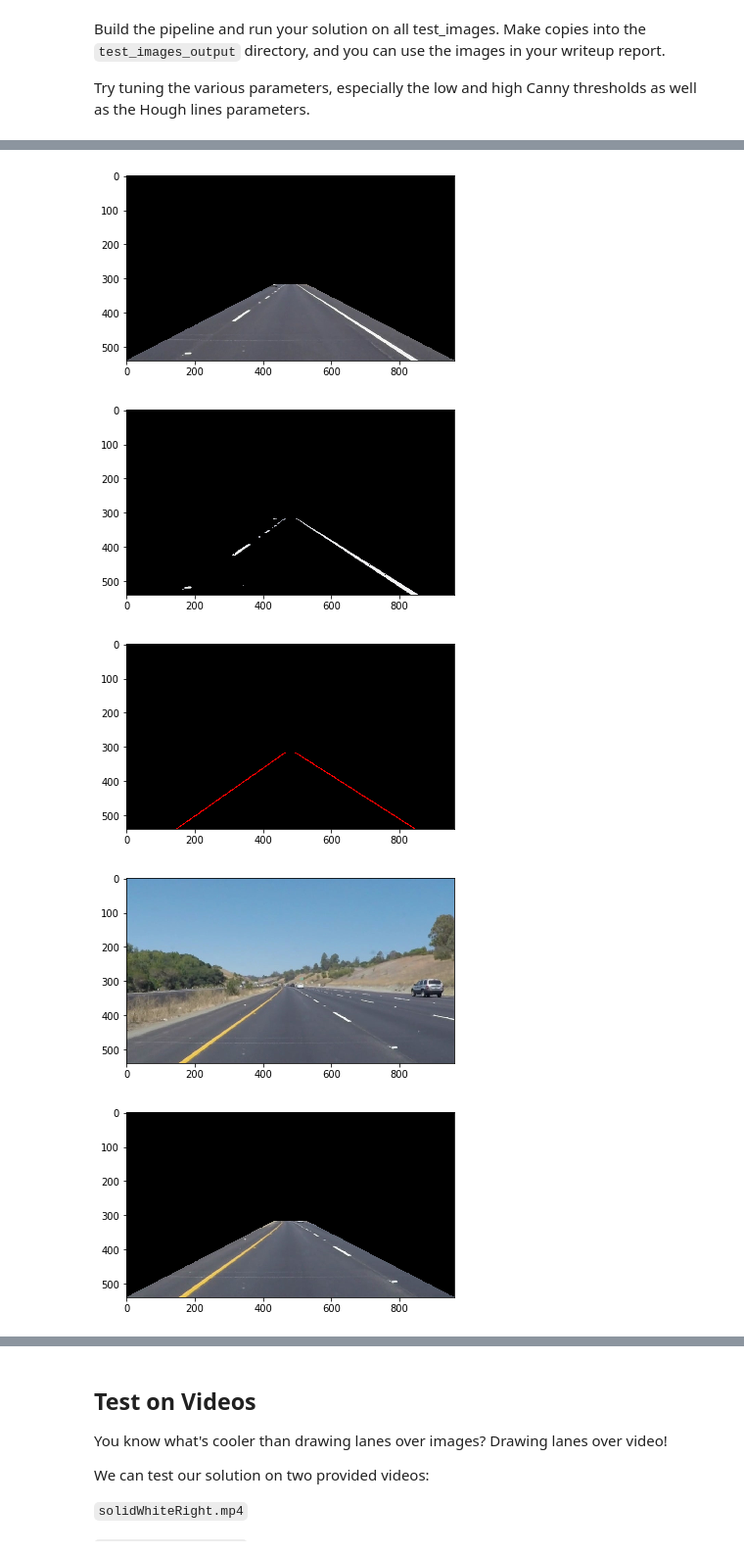
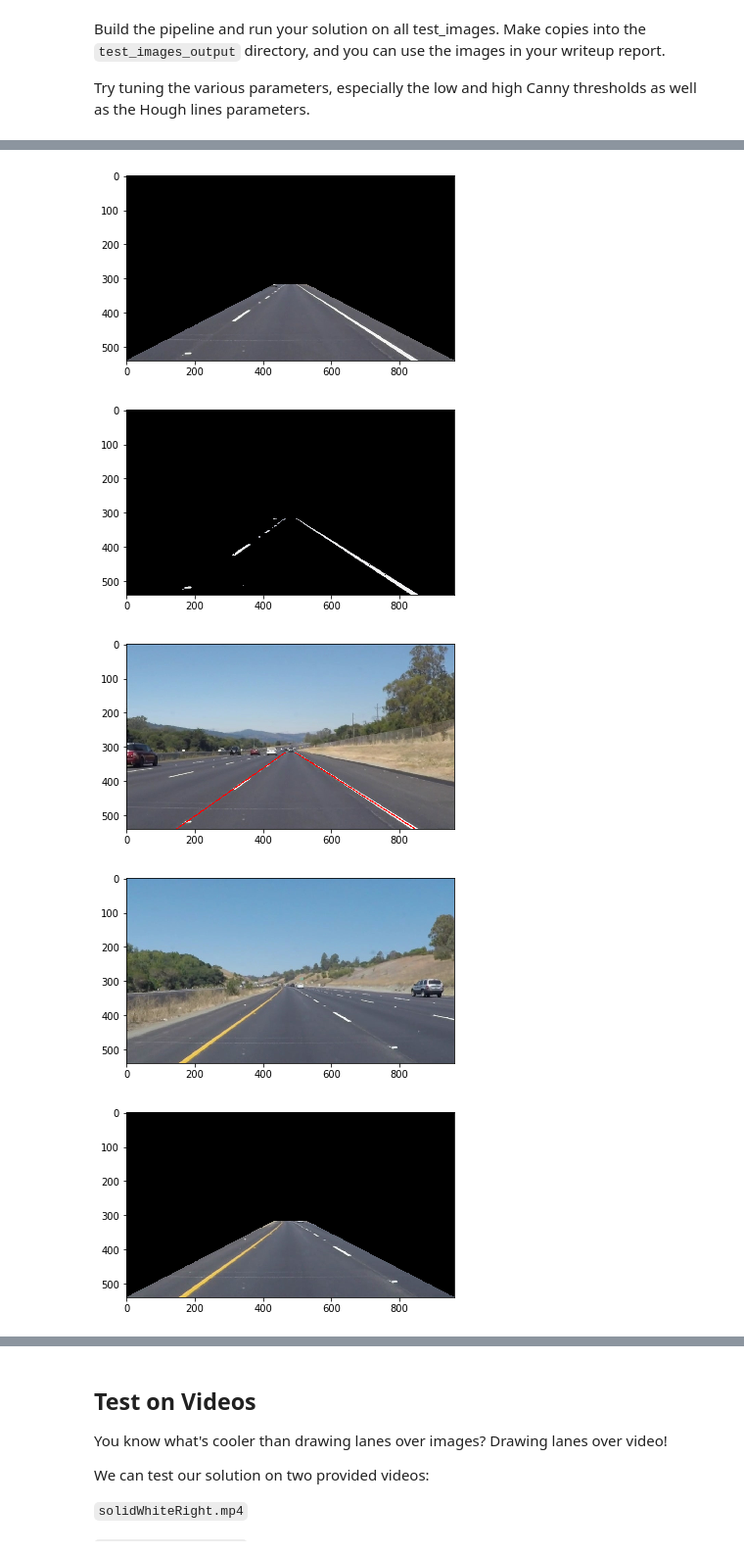
Before and after one commit to kyesh/CarND-LaneLines-P1, a Jupyter notebook: P1.ipynb, the cells around one changed output, grey strips where cells are left out. Shown at 98% size. Cells and saved outputs as stored; diff of their text form; code cells hidden in the pictures.

```diff
--- a/P1.ipynb
+++ b/P1.ipynb
@@ -390,7 +390,7 @@ for image in testImages:
     plt.figure()
     plt.imshow(ROI_image)
 
-    ## Tried doing something like what sergay mentioned in the video about using a spot infront of the vehicle and extropolating that to be road color.
+    ## Tried doing something like what Sebastian mentioned in the video about using a spot infront of the vehicle and extropolating that to be road color.
     #filterRoadColor = np.zeros_like(ROI_image)
     filterRoadColor = keninrange(ROI_image, 20, 120, 120, 255, 255, 255)
     cv2.imwrite("test_images_output/filterRoadColor_"+image, filterRoadColor)
@@ -398,9 +398,13 @@ for image in testImages:
     plt.imshow(filterRoadColor)
 
     #def hough_lines(img, rho, theta, threshold, min_line_len, max_line_gap):
-    lineimg = hough_lines_ken(grayscale(filterRoadColor), 3, 3/180, 150, 150, 100)
+    #lineimg = hough_lines_ken(grayscale(filterRoadColor), 3, 3/180, 150, 150, 100)
+    laneLines = get_hough_lines_ken(grayscale(filterRoadColor), 3, 3/180, 150, 150, 100)
+    if laneLines is not None:
+        draw_lines(original_image, laneLines)
     plt.figure()
-    plt.imshow(lineimg)
+    cv2.imwrite("test_images_output/lanelines"+image, filterRoadColor)
+    plt.imshow(original_image)
 # %% [output]
 This image is: solidWhiteCurve.jpg has dimensions: (540, 960, 3)
 This image is: solidWhiteRight.jpg has dimensions: (540, 960, 3)
@@ -415,7 +419,7 @@ This image is: whiteCarLaneSwitch.jpg has dimensions: (540, 960, 3)
 [figure]
 [figure]
 [figure]
-[figure, old version]
+[figure, new version]
 [figure]
 [figure]
 [figure]
```
Also changed, not shown: parts of 2 cells of this notebook, 7 other files.
